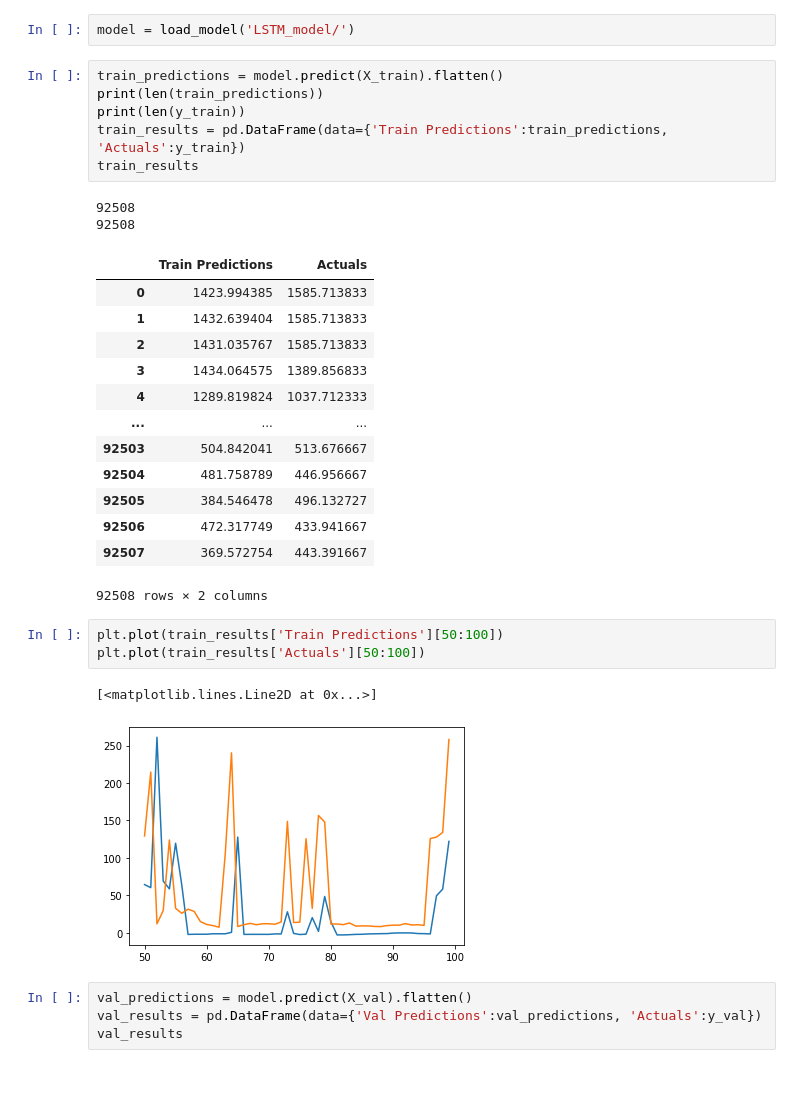
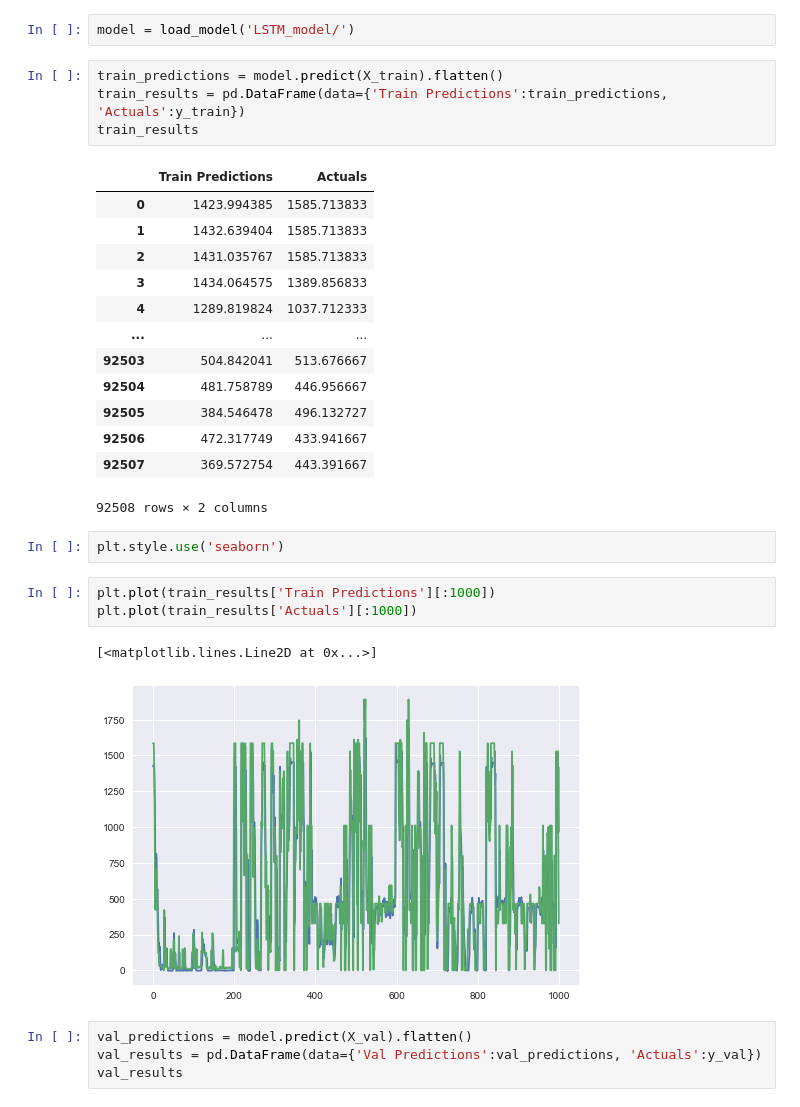
Before and after one commit to ValdoMpinga/rnhealth-scripts, a Jupyter notebook: machineLearning/LSTM/LSTM/LSTM.ipynb, the cells around one changed output. Saved outputs shown, nothing was run; the diff lists cells and outputs as text; blank space fills up the shorter version.

```diff
--- a/machineLearning/LSTM/LSTM/LSTM.ipynb
+++ b/machineLearning/LSTM/LSTM/LSTM.ipynb
@@ -204,32 +204,30 @@ INFO:tensorflow:Assets written to: LSTM_model\assets
 model = load_model('LSTM_model/')
 # %%
 train_predictions = model.predict(X_train).flatten()
-print(len(train_predictions))
-print(len(y_train))
 train_results = pd.DataFrame(data={'Train Predictions':train_predictions, 'Actuals':y_train})
 train_results
 # %% [output]
+|  | Train Predictions | Actuals |
+| 0 | 1423.994385 | 1585.713833 |
+| 1 | 1432.639404 | 1585.713833 |
+| 2 | 1431.035767 | 1585.713833 |
+| 3 | 1434.064575 | 1389.856833 |
+| 4 | 1289.819824 | 1037.712333 |
+| ... | ... | ... |
+| 92503 | 504.842041 | 513.676667 |
+| 92504 | 481.758789 | 446.956667 |
+| 92505 | 384.546478 | 496.132727 |
+| 92506 | 472.317749 | 433.941667 |
+| 92507 | 369.572754 | 443.391667 |
-92508
-92508
+92508 rows × 2 columns
-|  | Train Predictions | Actuals |
-| 0 | 1423.994385 | 1585.713833 |
-| 1 | 1432.639404 | 1585.713833 |
-| 2 | 1431.035767 | 1585.713833 |
-| 3 | 1434.064575 | 1389.856833 |
-| 4 | 1289.819824 | 1037.712333 |
-| ... | ... | ... |
-| 92503 | 504.842041 | 513.676667 |
-| 92504 | 481.758789 | 446.956667 |
-| 92505 | 384.546478 | 496.132727 |
-| 92506 | 472.317749 | 433.941667 |
-| 92507 | 369.572754 | 443.391667 |
-92508 rows × 2 columns
+# %%
+plt.style.use('seaborn')
 # %%
-plt.plot(train_results['Train Predictions'][50:100])
-plt.plot(train_results['Actuals'][50:100])
+plt.plot(train_results['Train Predictions'][:1000])
+plt.plot(train_results['Actuals'][:1000])
 # %% [output]
 [<matplotlib.lines.Line2D at 0x...>]
-[figure, old version]
+[figure, new version]
 # %%
 val_predictions = model.predict(X_val).flatten()
 val_results = pd.DataFrame(data={'Val Predictions':val_predictions, 'Actuals':y_val})
```
Also changed, not shown: parts of 4 cells of this notebook, 3 other files.
